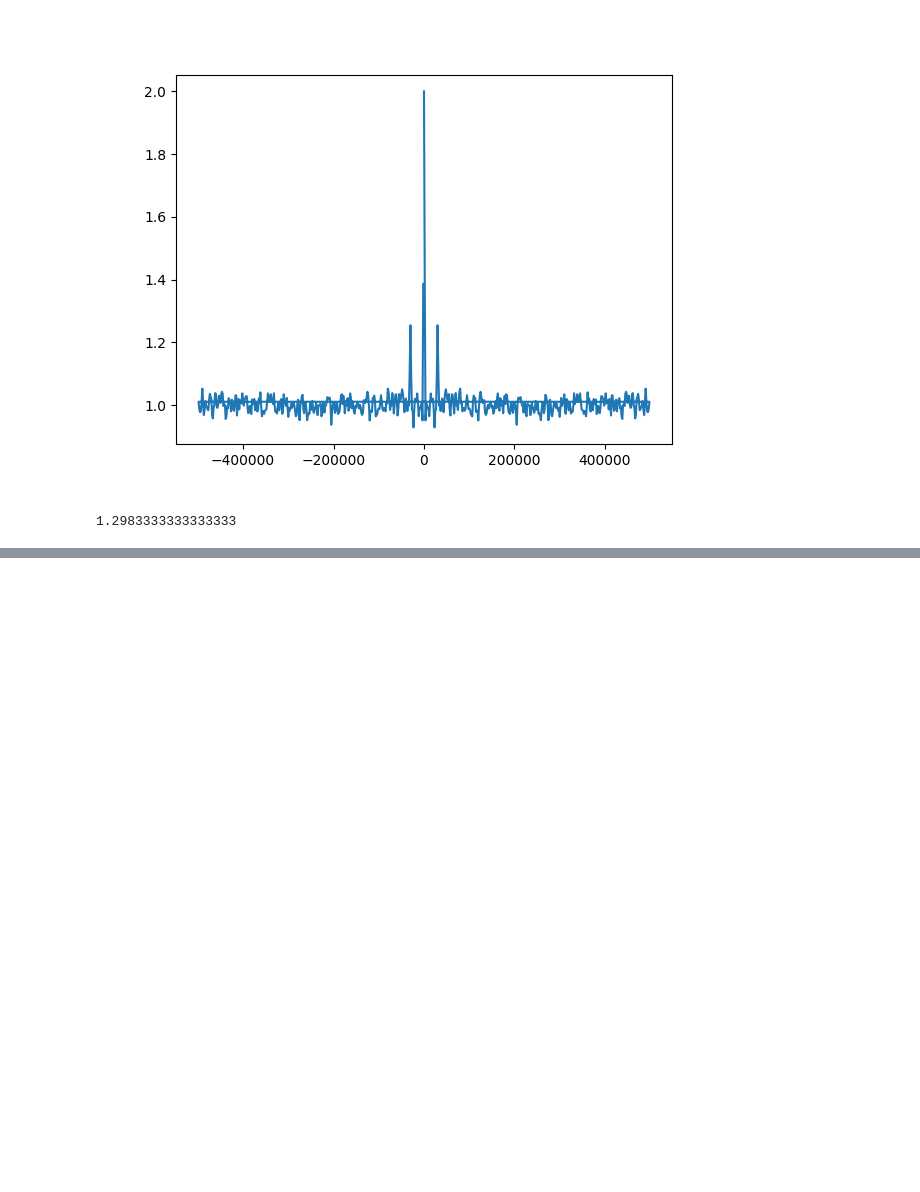
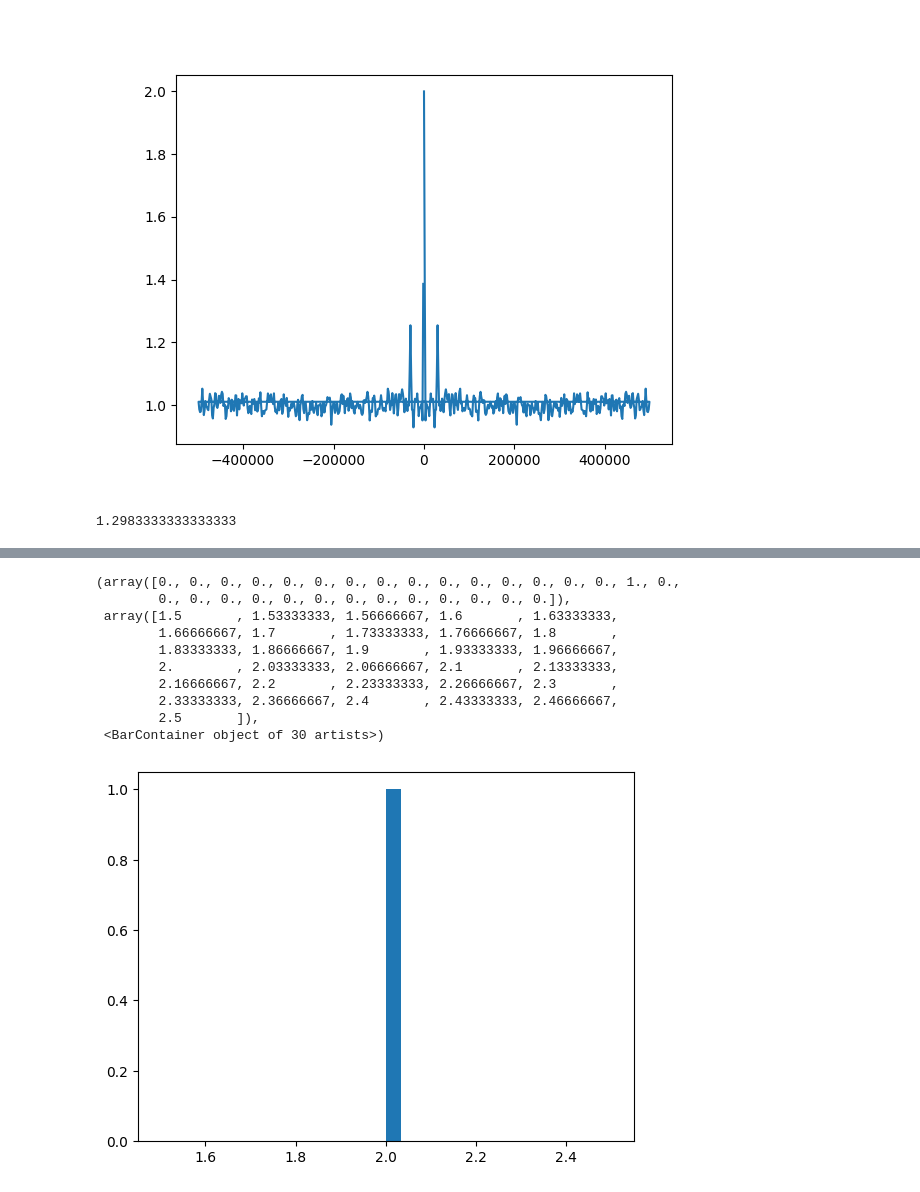
Before and after one commit to ShashanthS/XRI, a Jupyter notebook: MainMain.ipynb, the cells around one changed output, grey strips where cells are left out. Drawn from its saved outputs; the diff is of its cells as text; code cells hidden in the pictures; blank space fills up the shorter version.

```diff
--- a/MainMain.ipynb
+++ b/MainMain.ipynb
@@ -391,0 +490,16 @@ print(0.779/P_noise)
+# %%
+plt.close()
+# %matplotlib widget
+plt.hist(n_ph_per_exp, bins=30)
+# %% [output]
+(array([0., 0., 0., 0., 0., 0., 0., 0., 0., 0., 0., 0., 0., 0., 0., 1., 0.,
+        0., 0., 0., 0., 0., 0., 0., 0., 0., 0., 0., 0., 0.]),
+ array([1.5       , 1.53333333, 1.56666667, 1.6       , 1.63333333,
+        1.66666667, 1.7       , 1.73333333, 1.76666667, 1.8       ,
+        1.83333333, 1.86666667, 1.9       , 1.93333333, 1.96666667,
+        2.        , 2.03333333, 2.06666667, 2.1       , 2.13333333,
+        2.16666667, 2.2       , 2.23333333, 2.26666667, 2.3       ,
+        2.33333333, 2.36666667, 2.4       , 2.43333333, 2.46666667,
+        2.5       ]),
+ <BarContainer object of 30 artists>)
+[figure, added]
```
Also changed, not shown: parts of 8 cells of this notebook.
